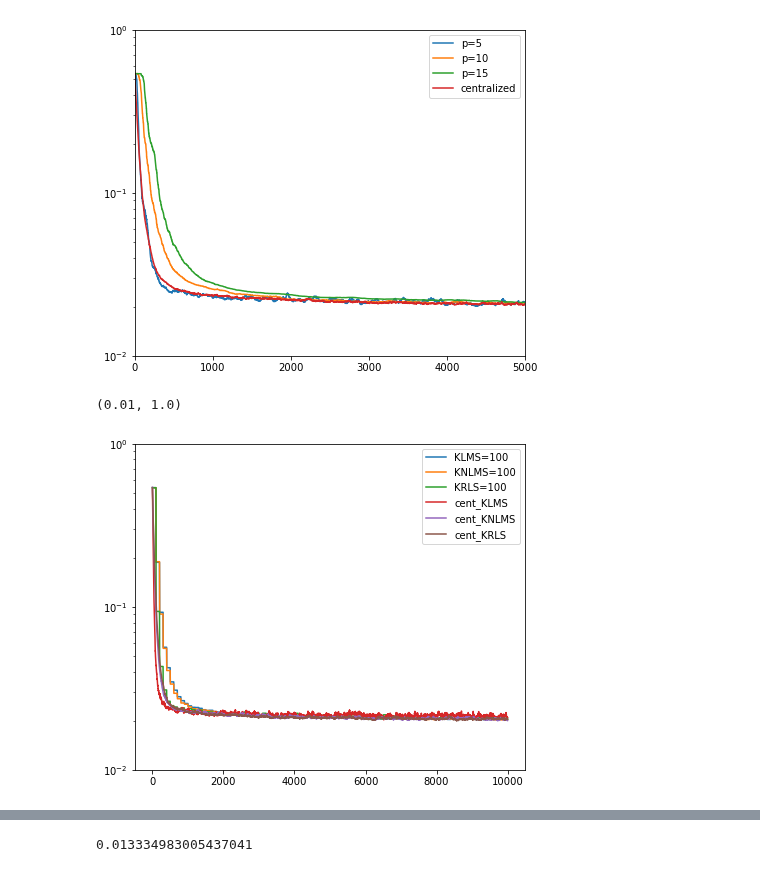
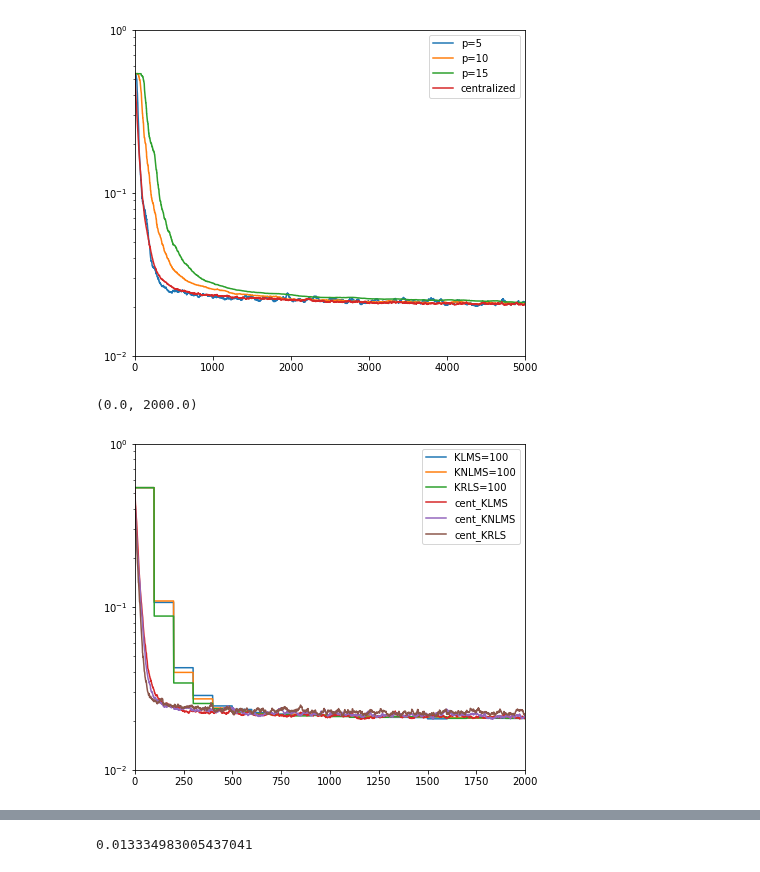
Before and after one commit to cjfelixx/machine-learning-graduate-research, a Jupyter notebook: FederatedLearing/federatedLearning.ipynb, the cells around one changed output, grey strips where cells are left out. Saved outputs shown, nothing was run; the diff lists cells and outputs as text; code cells hidden in the pictures.

```diff
--- a/FederatedLearing/federatedLearning.ipynb
+++ b/FederatedLearing/federatedLearning.ipynb
@@ -139,18 +139,19 @@ plt.figure(figsize=(7, 6))
 
 K = 10 # K edge clients
 c =  np.ones(K).reshape(K,1)/K # edge weighting
-D = 50 # Dictionary size
+D = 100 # Dictionary size
 L = [100]
 iteration = 10000
 num_experiments = 10
 
-step_size = 0.5
-KLMS_RFF_cent = klms_rff(0.2,D)
+step_size = 0.7
+
 KLMS_RFF = klms_rff(step_size,D)
 KNLMS_RFF = knlms_rff(step_size,0.001,D)
-KNLMS_RFF_cent = knlms_rff(0.2,1,D)
-KRLS_RFF = krls_rff(D,beta=0.001)
-KRLS_RFF_cent = krls_rff(D,beta=10)
+KRLS_RFF = krls_rff(D,beta=0.1)
+KLMS_RFF_cent = klms_rff(0.2,D)
+KNLMS_RFF_cent = knlms_rff(0.5,1,D)
+KRLS_RFF_cent = krls_rff(D,beta=2.5,l=0.85)
 for l in L:
     amse_KLMS = np.zeros(iteration)
     amse_KNLMS = np.zeros(iteration)
@@ -164,36 +165,36 @@ for l in L:
         # Process data and kernel
         u,d,d_true = generate_data(num_data)
         sigma = 1/np.sqrt(2*kernel.sigma)
         W = (1/sigma) * np.random.normal(size=(2,D))
         b = np.random.uniform(0,2*np.pi,(D,1))
         h = np.sqrt(2/D) * np.cos(W.T @ u.T + b)
 
         mse_KLMS_cent = cent_learn(iteration,K,KLMS_RFF_cent,h,u,d)
         amse_KLMS_cent += mse_KLMS_cent/num_experiments
         mse_KNLMS_cent = cent_learn(iteration,K,KNLMS_RFF_cent,h,u,d)
         amse_KNLMS_cent += mse_KNLMS_cent/num_experiments
         mse_KRLS_cent = cent_learn(iteration,K,KRLS_RFF_cent,h,u,d)
         amse_KRLS_cent += mse_KRLS_cent/num_experiments
 
         mse_KLMS = fl_sync(iteration,K,KLMS_RFF,h,u,d,l)
         amse_KLMS += mse_KLMS/num_experiments
         mse_KNLMS = fl_sync(iteration,K,KNLMS_RFF,h,u,d,l)
         amse_KNLMS += mse_KNLMS/num_experiments
         mse_KRLS = fl_sync(iteration,K,KRLS_RFF,h,u,d,l)
         amse_KRLS += mse_KRLS/num_experiments
 
 plt.semilogy(range(len(amse_KLMS)),amse_KLMS,label="KLMS=" + str(l))
 plt.semilogy(range(len(amse_KNLMS)),amse_KNLMS,label="KNLMS=" + str(l))
 plt.semilogy(range(len(amse_KRLS)),amse_KRLS,label="KRLS=" + str(l))
 plt.semilogy(range(len(amse_KLMS_cent)),amse_KLMS_cent,label="cent_KLMS")
 plt.semilogy(range(len(amse_KNLMS_cent)),amse_KNLMS_cent,label="cent_KNLMS")
 plt.semilogy(range(len(amse_KRLS_cent)),amse_KRLS_cent,label="cent_KRLS")
 plt.legend()
 plt.ylim([1e-2,1e0])
-# plt.xlim([0,5000])
+plt.xlim([0,2000])
 # %% [output]
-(0.01, 1.0)
+(0.0, 2000.0)
-[figure, old version]
+[figure, new version]
 # %%
 # Asynchronous Federated learning using different kernels
 plt.figure(figsize=(7, 6))
```
Also changed, not shown: parts of 2 cells of this notebook.
